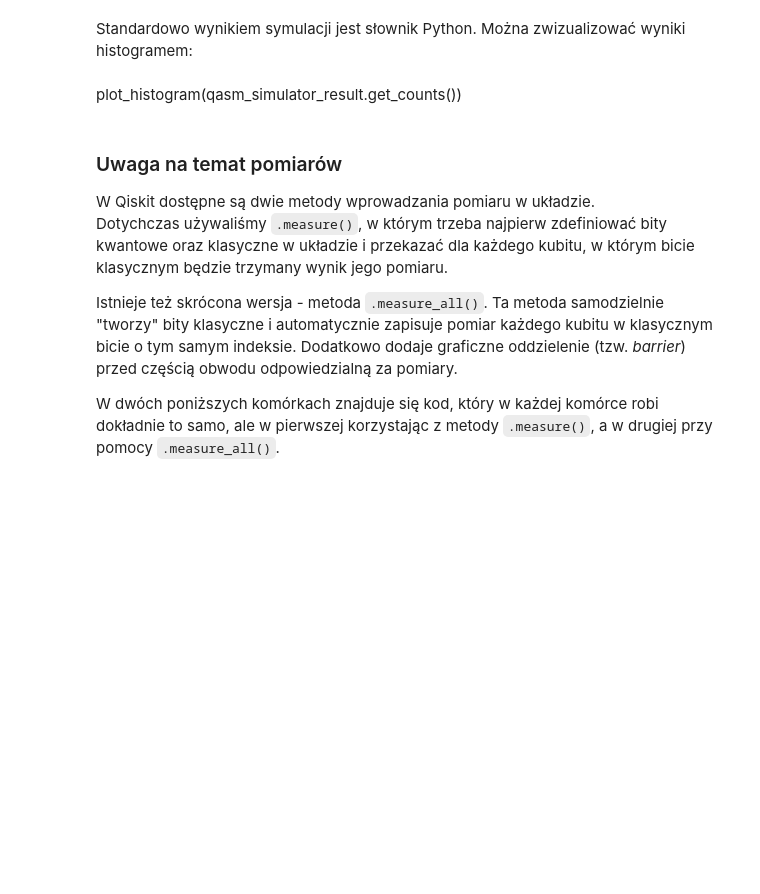
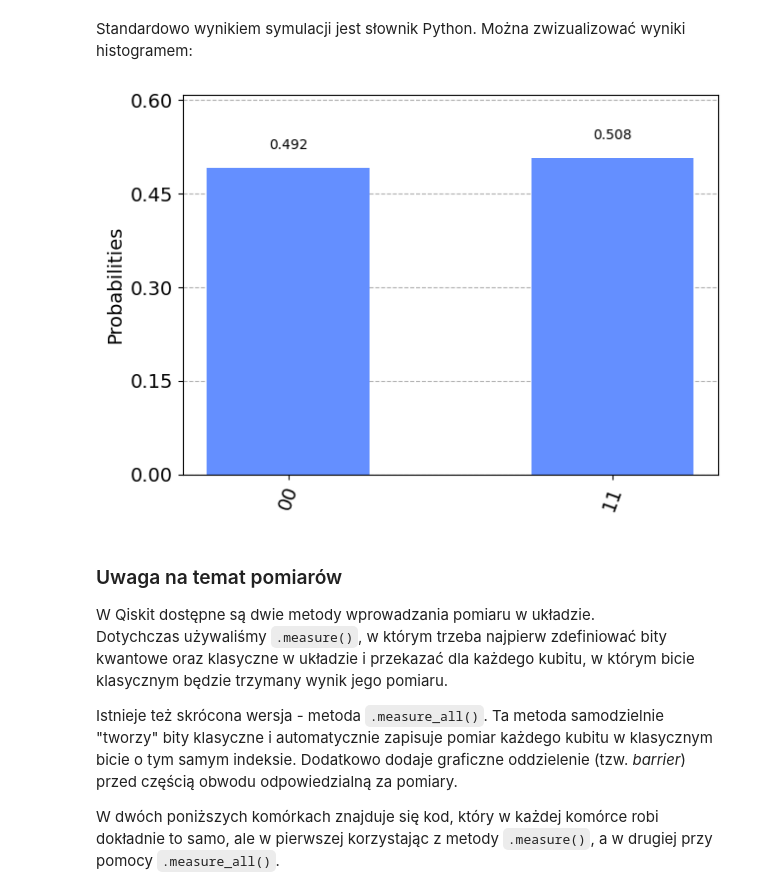
Before and after one commit to m-kosik/algorytmy-kwantowe, a Jupyter notebook: 01_symulatory_i_pomiary.ipynb, the cells around one changed output. Cells and saved outputs as stored; diff of their text form; code cells hidden in the pictures; blank space fills up the shorter version.

```diff
--- a/01_symulatory_i_pomiary.ipynb
+++ b/01_symulatory_i_pomiary.ipynb
@@ -139,8 +139,10 @@ qasm_simulator_result.get_counts()
 {'00': 504, '11': 520}
 # %% [markdown]
 Standardowo wynikiem symulacji jest słownik Python. Można zwizualizować wyniki histogramem:
-# %% [markdown]
-plot_histogram(qasm_simulator_result.get_counts())
+# %%
+plot_histogram(qasm_simulator_result.get_counts())
+# %% [output]
+[figure, added]
 # %% [markdown]
 ### Uwaga na temat pomiarów
 W Qiskit dostępne są dwie metody wprowadzania pomiaru w układzie.
```
